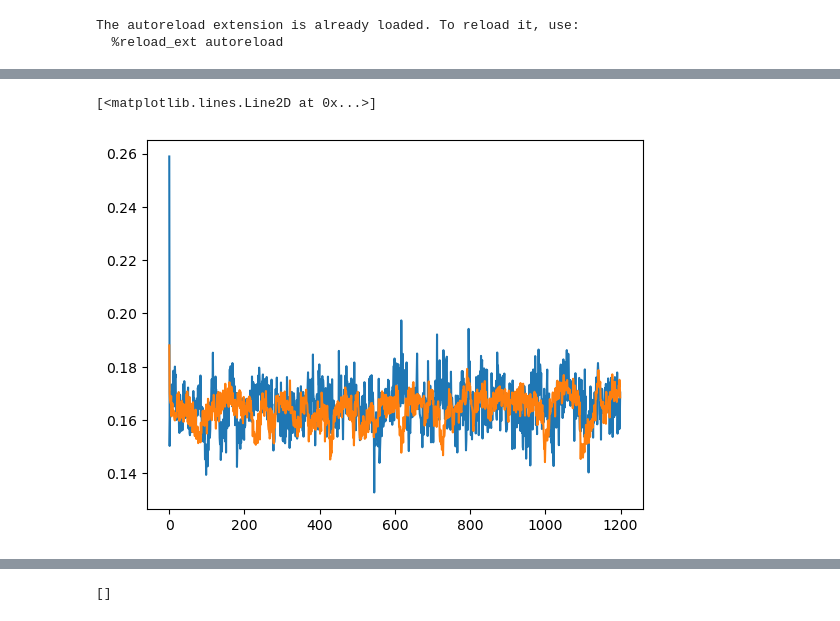
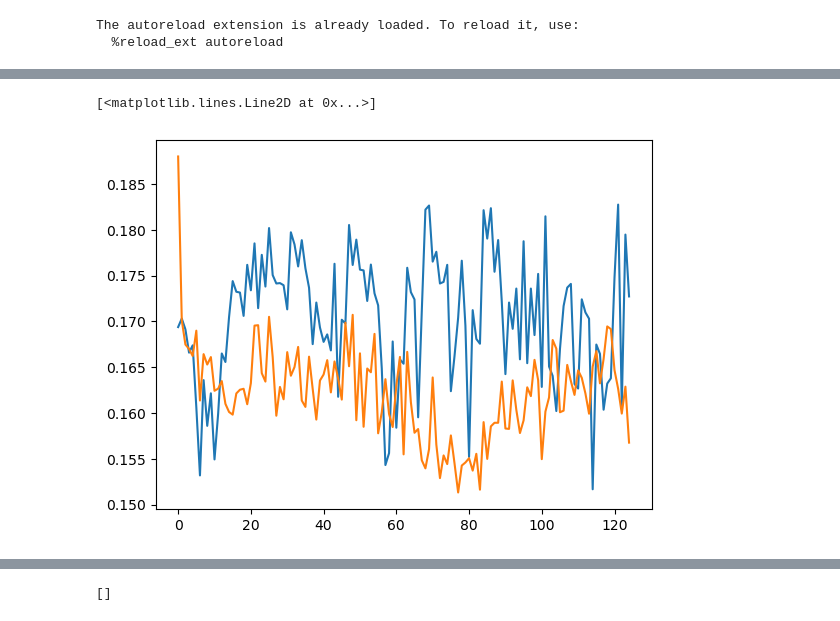
Before and after one commit to lusee-night/uncrater, a Jupyter notebook: calib_test.ipynb, the cells around one changed output, grey strips where cells are left out. Cells and saved outputs as stored; diff of their text form; code cells hidden in the pictures.

```diff
--- a/calib_test.ipynb
+++ b/calib_test.ipynb
@@ -72,6 +72,6 @@ plt.plot([sp[0].data[1203] for sp in C.spectra])
 # %%
-plt.plot(C.cd_drift[:1200]/alpha_to_pdrift)
-plt.plot(Cd.cd_drift[:1200]/alpha_to_pdrift)
+plt.plot(C.cd_drift[:125]/alpha_to_pdrift)
+plt.plot(Cd.cd_drift[:125]/alpha_to_pdrift)
 # %% [output]
 [<matplotlib.lines.Line2D at 0x...>]
-[figure, old version]
+[figure, new version]
```
Also changed, not shown: parts of 23 cells of this notebook, 1 other file.
